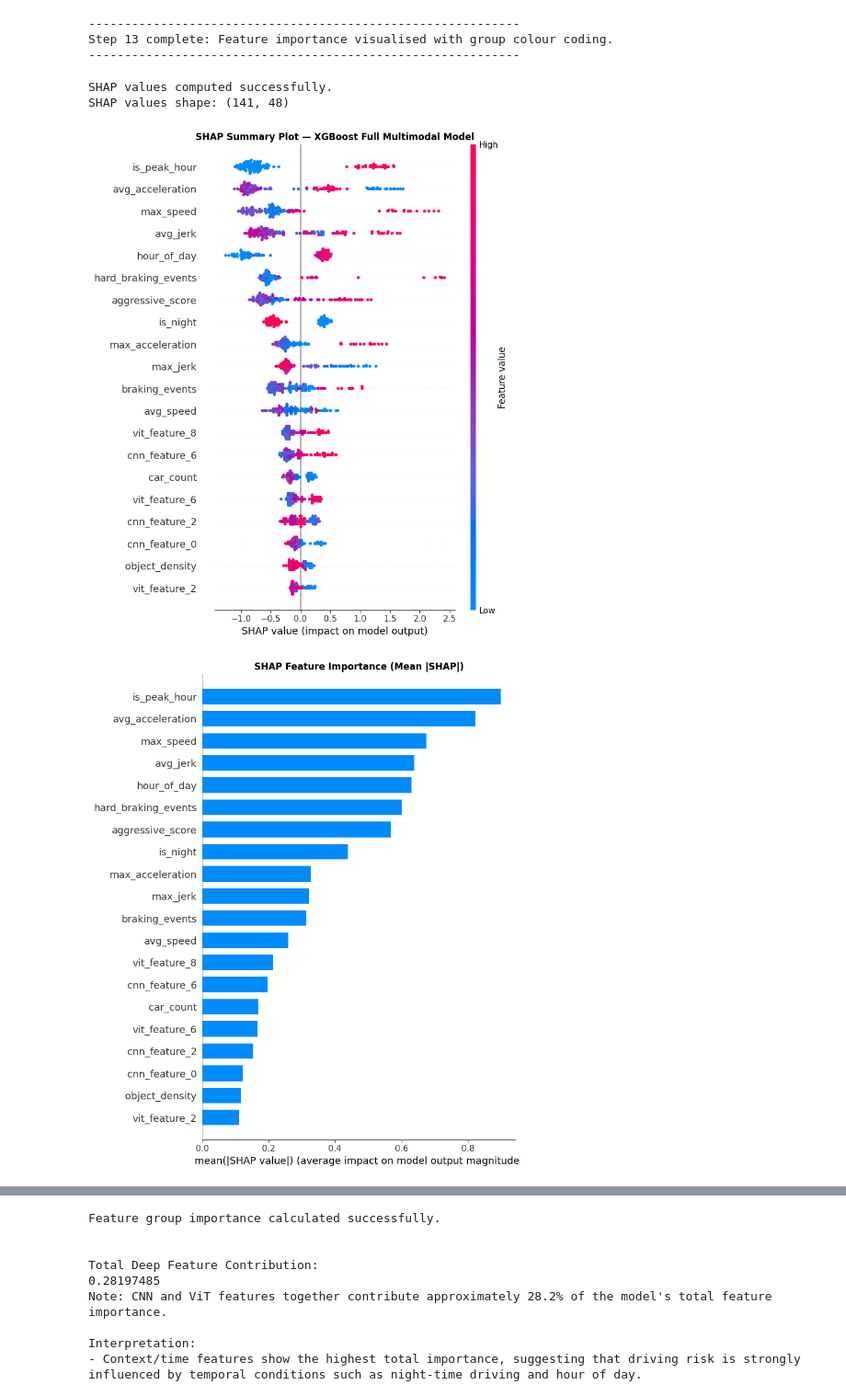
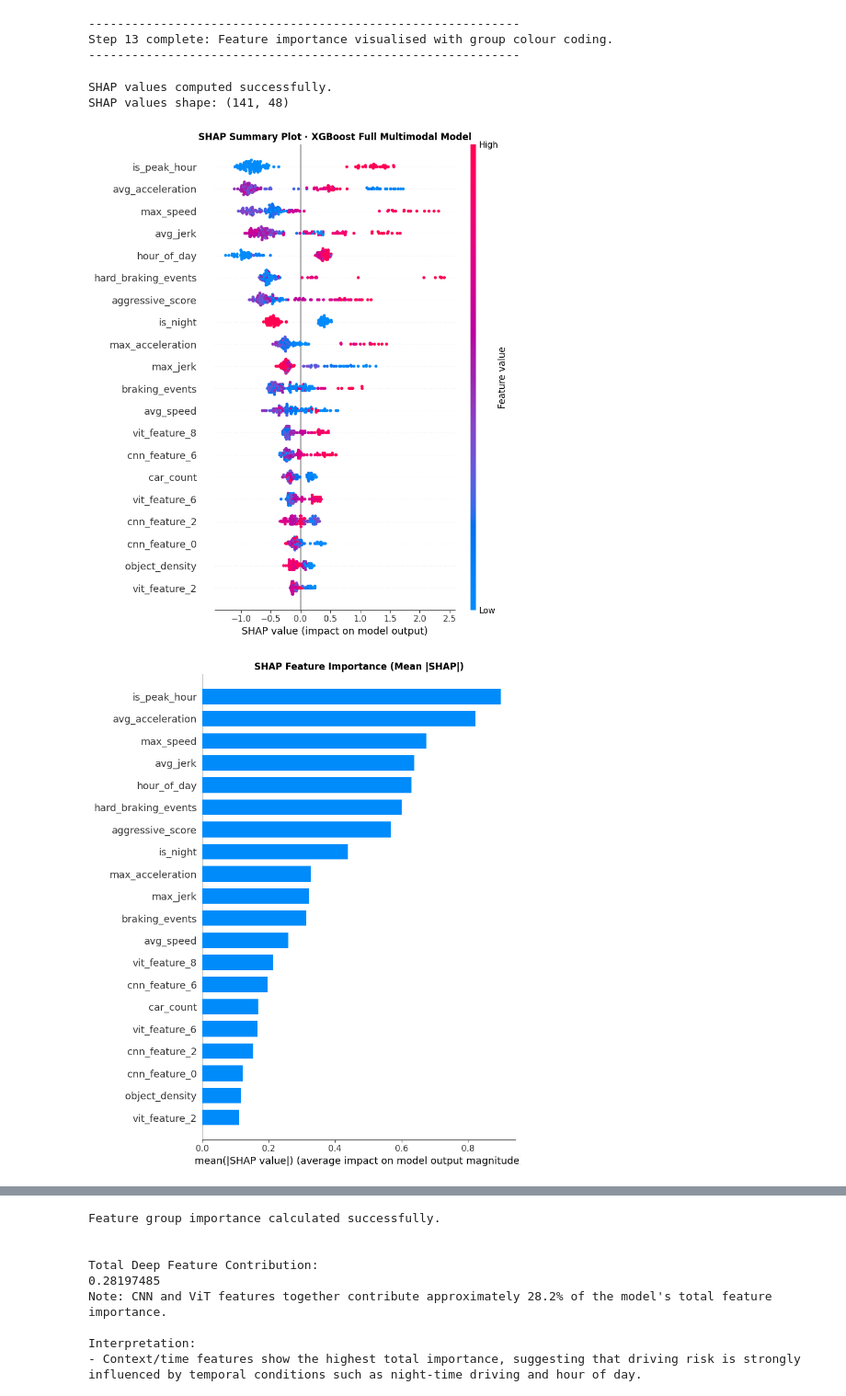
Before and after one commit to Nair-Shreyas/driving-risk-dissertation-archive, a Jupyter notebook: notebooks/5_modelling_and_evaluation.ipynb, the cells around one changed output, grey strips where cells are left out. Shown at 92% size. Cells and saved outputs as stored; diff of their text form; code cells hidden in the pictures.

```diff
--- a/notebooks/5_modelling_and_evaluation.ipynb
+++ b/notebooks/5_modelling_and_evaluation.ipynb
@@ -3002,7 +3002,7 @@ shap.summary_plot(
     feature_names=X_test.columns.tolist(),
     show=False
 )
-plt.title("SHAP Summary Plot — XGBoost Full Multimodal Model",
+plt.title("SHAP Summary Plot - XGBoost Full Multimodal Model",
           fontweight="bold")
 plt.tight_layout()
 plt.savefig(f"{base_path}/05_modelling_outputs/shap_summary_plot.png",
@@ -3042,7 +3042,7 @@ shap.waterfall_plot(
     ),
     show=False
 )
-plt.title("SHAP Waterfall — Highest Risk Clip Explanation",
+plt.title("SHAP Waterfall - Highest Risk Clip Explanation",
           fontweight="bold")
 plt.tight_layout()
 plt.savefig(f"{base_path}/05_modelling_outputs/shap_waterfall.png",
@@ -3077,32 +3077,32 @@ print("\nSHAP-Based Feature Group Importance:")
 display(shap_group_df)
 
 shap_group_df.to_csv(
     f"{base_path}/05_modelling_outputs/shap_group_importance.csv",
     index=False
 )
 
 # ------------------------------------------------------------
 # COMPARE GAIN vs SHAP RANKINGS
 # ------------------------------------------------------------
 print("\nGain-based vs SHAP-based top 10 features:")
 gain_top10 = importance_df.head(10)["feature"].tolist()
 shap_top10 = mean_abs_shap.head(10)["feature"].tolist()
 
 comparison = pd.DataFrame({
     "Rank":       range(1, 11),
     "Gain-based": gain_top10,
     "SHAP-based": shap_top10
 })
 display(comparison)
 
 # ------------------------------------------------------------
 # FINAL CONFIRMATION
 # ------------------------------------------------------------
 print("\n------------------------------------------------------------")
 print("Step 13B complete: SHAP explainability analysis done.")
 print("------------------------------------------------------------")
 # %% [output]
 SHAP values computed successfully.
 SHAP values shape: (141, 48)
-[figure, old version]
+[figure, new version]
 [figure]
```
Also changed, not shown: parts of 26 cells of this notebook, 30 other files.
